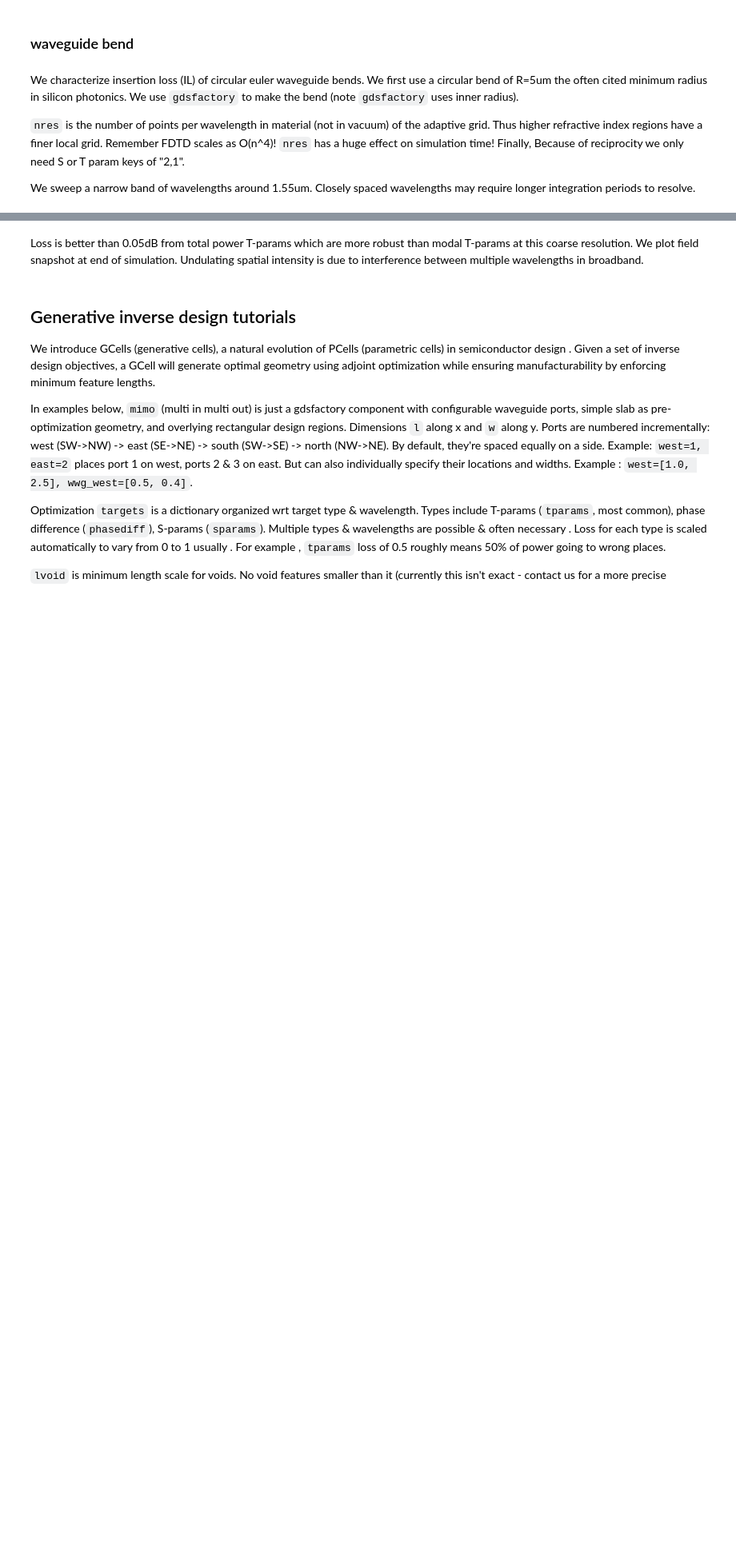
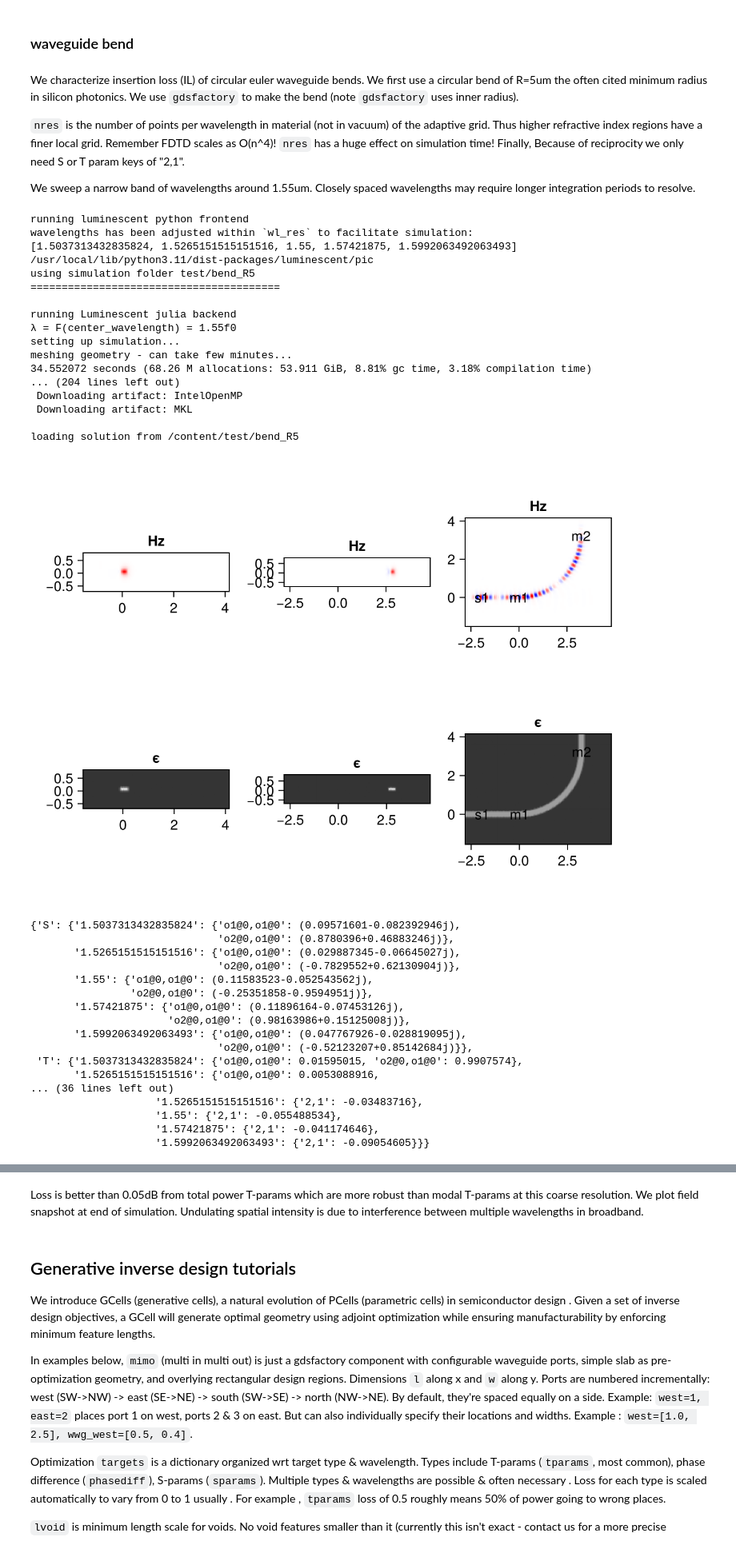
Before and after one commit to paulxshen/Luminescent.jl, a Jupyter notebook: Luminescent_AI_docs.ipynb, the cells around one changed output, grey strips where cells are left out. Shown at 80% size. Drawn from its saved outputs; the diff is of its cells as text; code cells hidden in the pictures; blank space fills up the shorter version.

```diff
--- a/Luminescent_AI_docs.ipynb
+++ b/Luminescent_AI_docs.ipynb
@@ -97,22 +102,59 @@ We sweep a narrow band of wavelengths around 1.55um. Closely spaced wavelengths
 # %%
 import luminescent as lumi
 import gdsfactory as gf
 import numpy as np
 import os
 
 radius = 5
 keys = ["2,1"]  # same as keys=["o2@0,o1@0"]
 nres = 6
 gpu = None
 materials = lumi.MATERIALS
 layer_stack = lumi.SOI
 wavelengths = np.linspace(1.5, 1.6, 5)
 
 c = gf.components.bend_circular(radius)
 path = os.path.join("test", f"bend_R{radius}")
 
 lumi.make_prob(
     path, c, wavelengths=wavelengths, nres=nres, keys=keys, gpu=gpu,
     materials=materials, layer_stack=layer_stack)
 lumi.solve(path)
-lumi.load(path)
+sol=lumi.load(path)
+0
+# %% [output]
+running luminescent python frontend
+wavelengths has been adjusted within `wl_res` to facilitate simulation:
+[1.5037313432835824, 1.5265151515151516, 1.55, 1.57421875, 1.5992063492063493]
+/usr/local/lib/python3.11/dist-packages/luminescent/pic
+using simulation folder test/bend_R5
+========================================
+
+running Luminescent julia backend
+λ = F(center_wavelength) = 1.55f0
+setting up simulation...
+meshing geometry - can take few minutes...
+34.552072 seconds (68.26 M allocations: 53.911 GiB, 8.81% gc time, 3.18% compilation time)
+... (204 lines left out)
+ Downloading artifact: IntelOpenMP
+ Downloading artifact: MKL
+
+loading solution from /content/test/bend_R5
+[figure, added]
+{'S': {'1.5037313432835824': {'o1@0,o1@0': (0.09571601-0.082392946j),
+                              'o2@0,o1@0': (0.8780396+0.46883246j)},
+       '1.5265151515151516': {'o1@0,o1@0': (0.029887345-0.06645027j),
+                              'o2@0,o1@0': (-0.7829552+0.62130904j)},
+       '1.55': {'o1@0,o1@0': (0.11583523-0.052543562j),
+                'o2@0,o1@0': (-0.25351858-0.9594951j)},
+       '1.57421875': {'o1@0,o1@0': (0.11896164-0.07453126j),
+                      'o2@0,o1@0': (0.98163986+0.15125008j)},
+       '1.5992063492063493': {'o1@0,o1@0': (0.047767926-0.028819095j),
+                              'o2@0,o1@0': (-0.52123207+0.85142684j)}},
+ 'T': {'1.5037313432835824': {'o1@0,o1@0': 0.01595015, 'o2@0,o1@0': 0.9907574},
+       '1.5265151515151516': {'o1@0,o1@0': 0.0053088916,
+... (36 lines left out)
+                    '1.5265151515151516': {'2,1': -0.03483716},
+                    '1.55': {'2,1': -0.055488534},
+                    '1.57421875': {'2,1': -0.041174646},
+                    '1.5992063492063493': {'2,1': -0.09054605}}}
```
Also changed, not shown: parts of 3 cells of this notebook.
